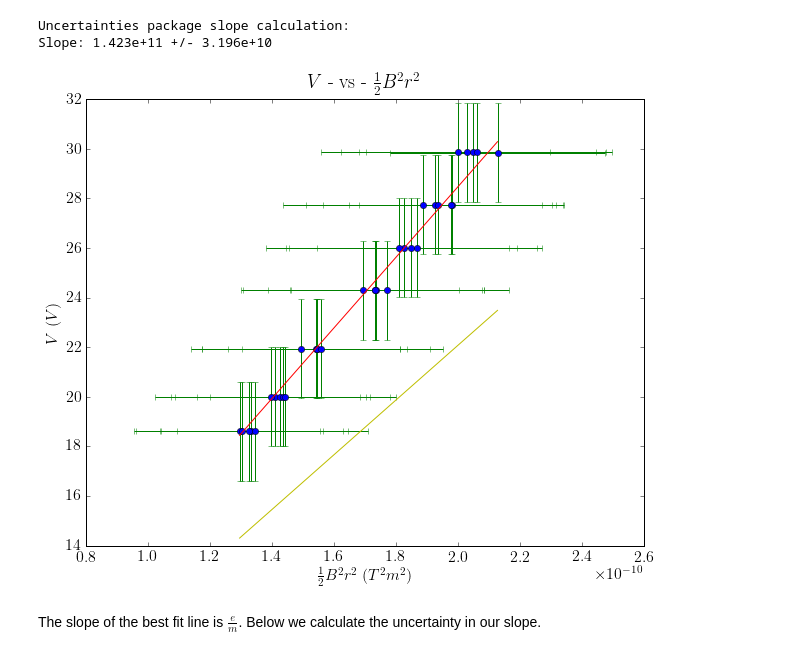
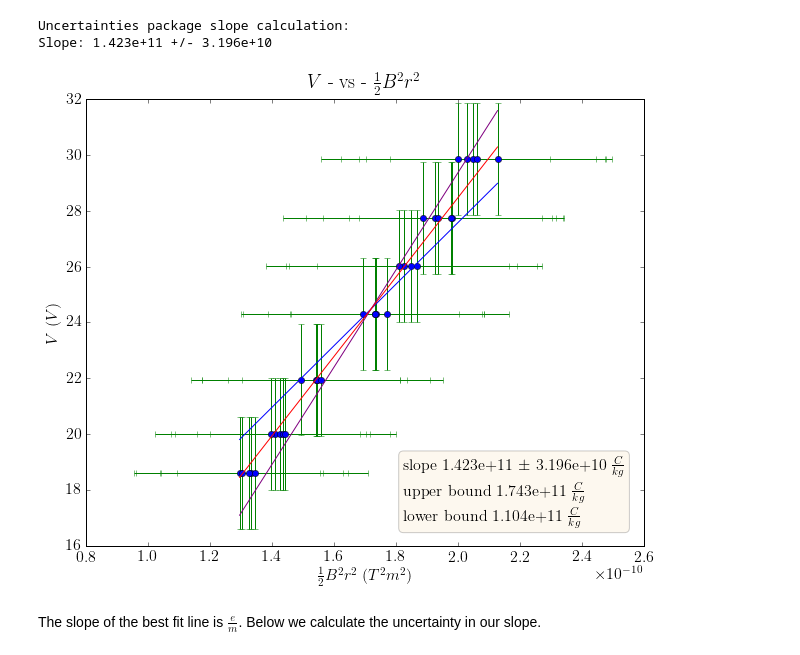
Before and after one commit to samuel-barton/ilab, a Jupyter notebook: e_over_m/src/data_analysis.ipynb, the cells around one changed output. Saved outputs shown, nothing was run; the diff lists cells and outputs as text; code cells hidden in the pictures.

Commit message:
Added bounds and text box with slopes

```diff
--- a/e_over_m/src/data_analysis.ipynb
+++ b/e_over_m/src/data_analysis.ipynb
@@ -292,26 +292,37 @@ mean_e_over_m_uncert = np.mean(e_over_m_uncert)
 print("Slope: {:.3e} +/- {:.3e}".format(est.params[0], mean_e_over_m_uncert))
 
 x_vals = [np.amin(x_axis), np.amax(x_axis)]
+
+const = 5.5
 min_slope = est.params[0] - mean_e_over_m_uncert
-y_vals = [linearFit(x_vals[0], min_slope, 0),
-          linearFit(x_vals[1], min_slope, 0)]
+y_min_vals = [linearFit(x_vals[0], min_slope, const),
+          linearFit(x_vals[1], min_slope, const)]
 
-#Note: This doesn't work quite right yet
+max_slope = est.params[0] + mean_e_over_m_uncert
+y_max_vals = [linearFit(x_vals[0], max_slope, -const),
+          linearFit(x_vals[1], max_slope, -const)]
 # %% [output]
 Uncertainties package slope calculation:
 Slope: 1.423e+11 +/- 3.196e+10
 # %%
 plt.errorbar(x_axis, V_experimental, xerr=x_axis_error, yerr=y_axis_error, linestyle='none', fmt='g')
 plt.plot(x_axis, V_experimental, 'bo')
-plt.plot(x_vals, y_vals, 'y')
+plt.plot(x_vals, y_min_vals, 'b')
+plt.plot(x_vals, y_max_vals, 'purple')
 plt.xlabel(r'$\frac{1}{2} B^2 r^2$  $(T^2 m^2)$', fontsize=16)
 plt.ylabel(r'$V$  $(V)$', fontsize=16)
 plt.title(r'$V$ - vs - $\frac{1}{2}B^2r^2$')
 plt.plot(x_prime, y_predicted, 'r')  # Add the regression line, colored in red
+props = dict(boxstyle='round', facecolor='wheat', alpha=0.2)
+plt.text(1.825e-10, 16.75,
+         "slope {:.3e} $\pm$ {:.3e}  ".format(est.params[0], mean_e_over_m_uncert)+
+         r'$\frac{C}{kg}$'+"\n"+
+         "upper bound {:.3e}  ".format(max_slope)+r'$\frac{C}{kg}$'+"\n"
+         "lower bound {:.3e}  ".format(min_slope)+r'$\frac{C}{kg}$',bbox=props)
 plt.savefig('../images/e_over_m.png', bbox_inches=0, dpi=600)
 plt.show()
 # %% [output]
-[figure, old version]
+[figure, new version]
 # %% [markdown]
 The slope of the best fit line is $\frac{e}{m}$. Below we calculate the uncertainty in our slope.
 # %% [markdown]
```
Also changed, not shown: 1 other file.
